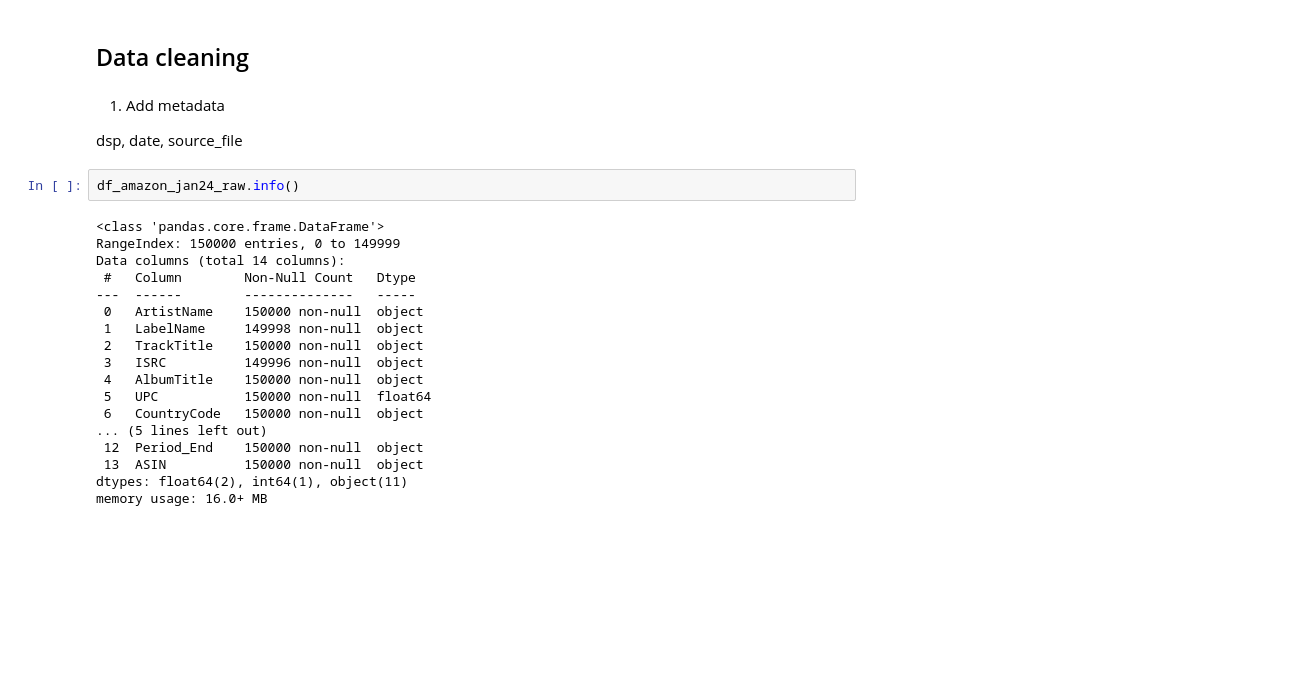
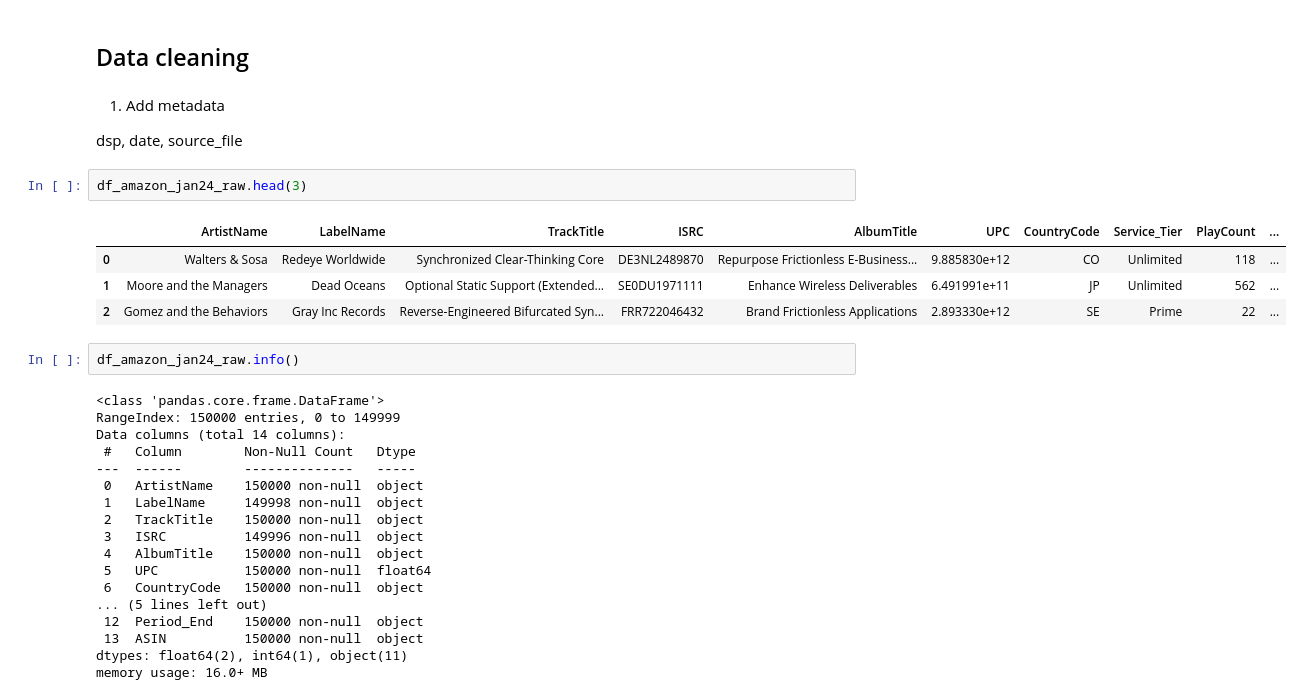
Before and after one commit to andreavecchi1996/royalty_data_quality_pipeline, a Jupyter notebook: royalty_data_quality_pipeline.ipynb, the cells around one changed output. Drawn from its saved outputs; the diff is of its cells as text; blank space fills up the shorter version.

```diff
--- a/royalty_data_quality_pipeline.ipynb
+++ b/royalty_data_quality_pipeline.ipynb
@@ -542,6 +542,13 @@ memory usage: 17.2+ MB
 1. Add metadata
 
 dsp, date, source_file
+# %%
+df_amazon_jan24_raw.head(3)
+# %% [output]
+|  | ArtistName | LabelName | TrackTitle | ISRC | AlbumTitle | UPC | CountryCode | Service_Tier | PlayCount | ... |
+| 0 | Walters & Sosa | Redeye Worldwide | Synchronized Clear-Thinking Core | DE3NL2489870 | Repurpose Frictionless E-Business... | 9.885830e+12 | CO | Unlimited | 118 | ... |
+| 1 | Moore and the Managers | Dead Oceans | Optional Static Support (Extended... | SE0DU1971111 | Enhance Wireless Deliverables | 6.491991e+11 | JP | Unlimited | 562 | ... |
+| 2 | Gomez and the Behaviors | Gray Inc Records | Reverse-Engineered Bifurcated Syn... | FRR722046432 | Brand Frictionless Applications | 2.893330e+12 | SE | Prime | 22 | ... |
 # %%
 df_amazon_jan24_raw.info()
 # %% [output]
```
Also changed, not shown: parts of 1 cell of this notebook.
